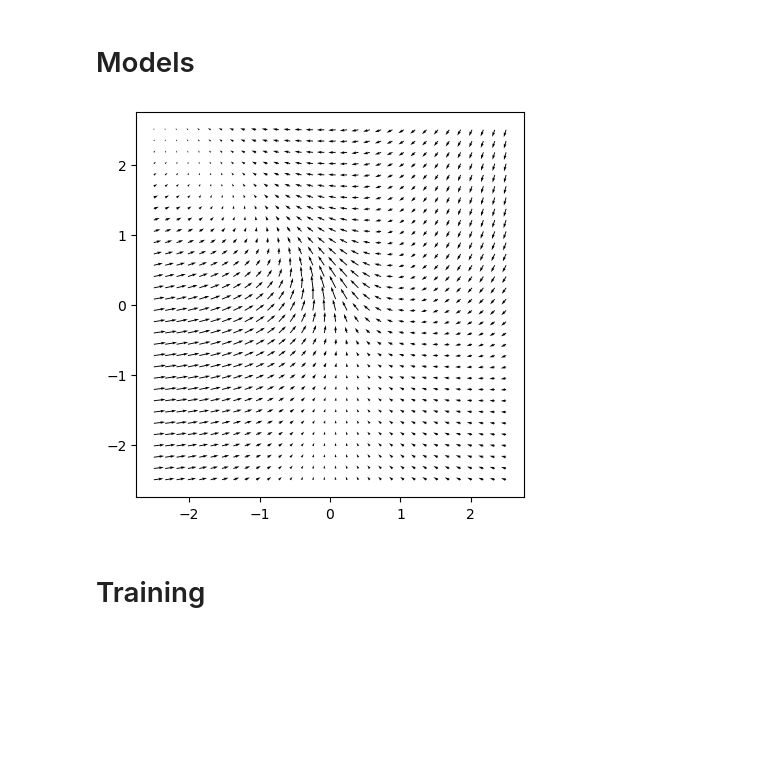
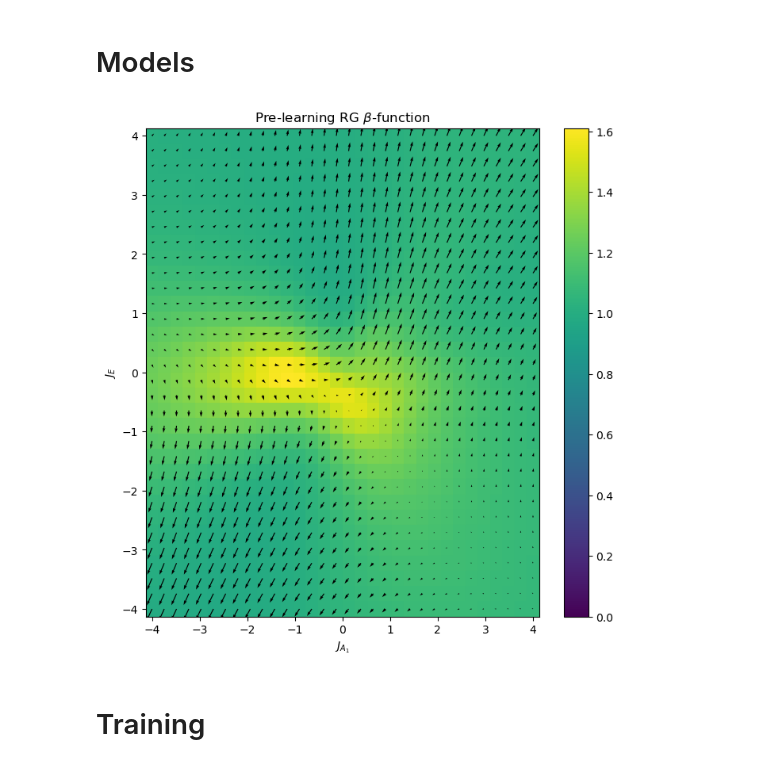
Before and after one commit to jshe2304/dlrg, a Jupyter notebook: train.ipynb, the cells around one changed output. Cells and saved outputs as stored; diff of their text form; code cells hidden in the pictures; blank space fills up the shorter version.

```diff
--- a/train.ipynb
+++ b/train.ipynb
@@ -48,13 +48,18 @@ sampler = HMC(device=device)
 # %%
 if n_couplers == 1:
     fig, ax = plot1d(flow, xlim=(-10, 10), device=device)
     ax.set_ylabel(r'$\nabla C$')
     ax.set_xlabel('J')
     ax.set_title('Untrained RG Flow (gradient of C-function)')
 if n_couplers == 2:
-    plot2d(flow, device=device);
+
+    ax = vector_field(flow, xlim=(-4, 4), ylim=(-4, 4), device=device)
+
+    ax.set_xlabel(r'$J_{A_1}$')
+    ax.set_ylabel(r'$J_{E}$')
+    ax.set_title(r'Pre-learning RG $\beta$-function')
 # %% [output]
-[figure, old version]
+[figure, new version]
 # %% [markdown]
 # Training
 # %%
```
Also changed, not shown: parts of 7 cells of this notebook, 3 other files.
